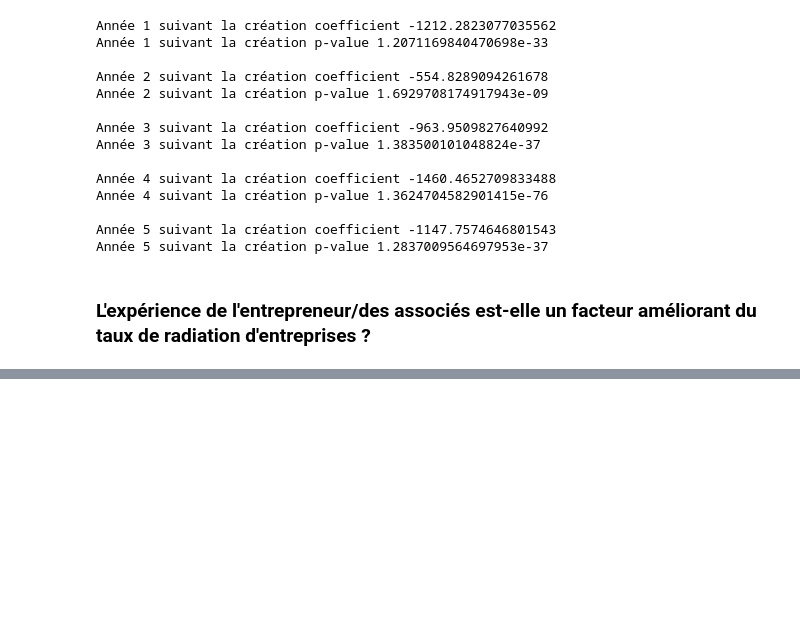
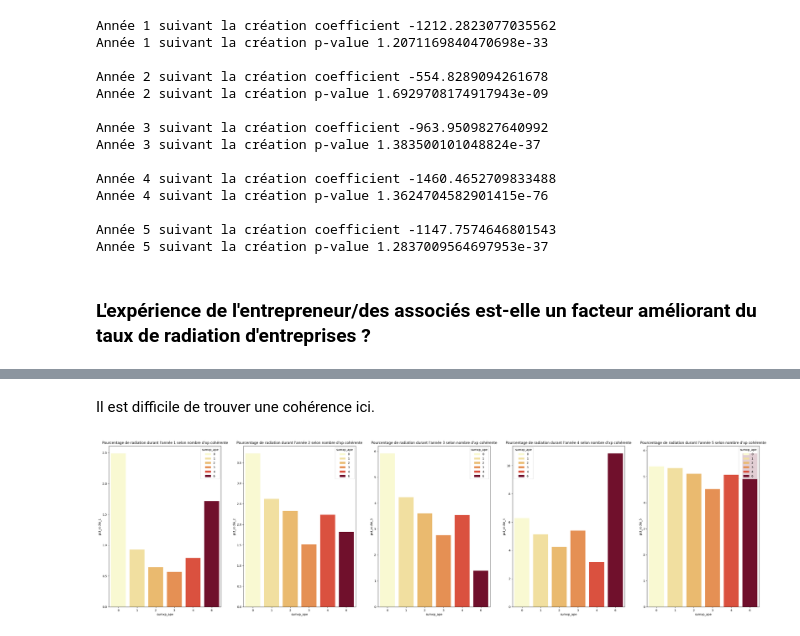
Before and after one commit to guillaume77176/JeMeLance, a Jupyter notebook: notebooks/Analyse_RNE.ipynb, the cells around one changed output, grey strips where cells are left out. Drawn from its saved outputs; the diff is of its cells as text; code cells hidden in the pictures; blank space fills up the shorter version.

```diff
--- a/notebooks/Analyse_RNE.ipynb
+++ b/notebooks/Analyse_RNE.ipynb
@@ -845,0 +965,5 @@ data_too
+# %%
+data["sumxp_rad"] = (data["total_rad0"] + data["total_rad1"] + data["total_rad2"]
++ data["total_rad3"] + data["total_rad4"] + data["total_rad5"])
+# %%
+dfs = get_df_i(data)
@@ -845,0 +991,32 @@ data_too
+# %%
+#Récupération sous forme de data frame pour graphique
+
+#Initialisation
+df_plot_hab = nb_rad[0].merge(nb_crees[0], on = "sumxp_ape", how="left")
+
+for i in range(1,len(nb_rad)):
+    rad_it = nb_rad[i]
+    nb_it = nb_crees[i]
+    df_plot_hab_it = rad_it.merge(nb_it, on = "sumxp_ape", how="left")
+    df_plot_hab = df_plot_hab.merge(df_plot_hab_it, on = "sumxp_ape", how="left")
+# %%
+#Pourcentage d'entreprise radiées au cours de la i ème année, en % par nombre d'xp
+for i in range(len(nb_rad)):
+    var_name = f"pct_radié_{i+1}"
+    nb_radie = f"nb_radié_{i+1}"
+    nb_firme = f"nb_crées_{i+1}"
+
+    df_plot_hab[var_name] = df_plot_hab[nb_radie]/df_plot_hab[nb_firme]*100
+# %% [markdown]
+Il est difficile de trouver une cohérence ici.
+# %%
+#Barplot pour visualisation des résultats par nombre d'xp
+fig, ax = plt.subplots(1,5,figsize=(40,10))
+
+for i in range(len(nb_rad)):
+    var_name = f"pct_radié_{i+1}"
+    title = f"Pourcentage de radiation durant l'année {i+1} selon nombre d'xp cohérente"
+    sns.barplot(x = "sumxp_ape", y= var_name, hue = "sumxp_ape", data=df_plot_hab, palette="YlOrRd", ax = ax[i])
+    ax[i].set_title(title)
+# %% [output]
+[figure, added]
```
Also changed, not shown: parts of 37 cells of this notebook, 1 other file.
